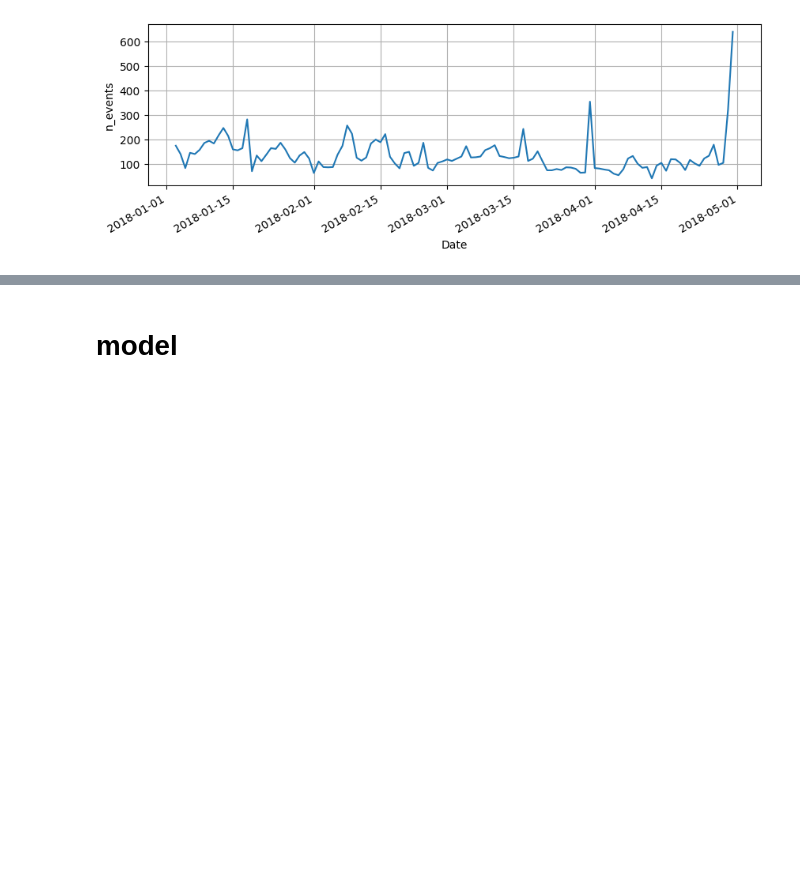
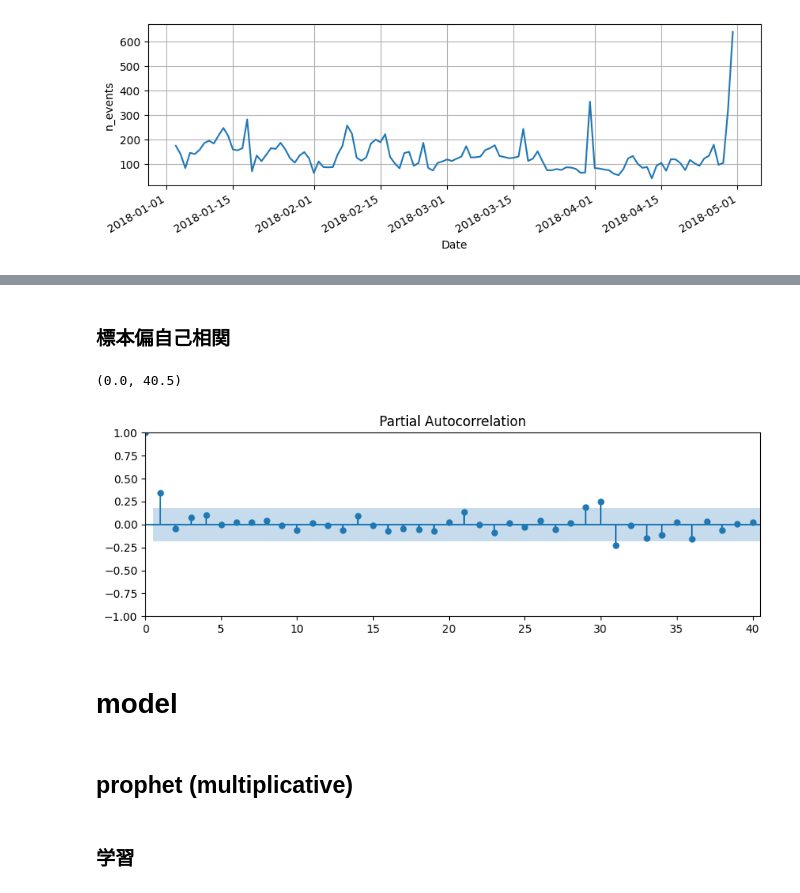
Before and after one commit to RyuichiHashimoto/StatisticsStudy, a Jupyter notebook: notebook/books/セキュリティエンジニアのための機械学習/6章.ipynb, the cells around one changed output, grey strips where cells are left out. Cells and saved outputs as stored; diff of their text form; code cells hidden in the pictures; blank space fills up the shorter version.

```diff
--- a/notebook/books/セキュリティエンジニアのための機械学習/6章.ipynb
+++ b/notebook/books/セキュリティエンジニアのための機械学習/6章.ipynb
@@ -59,3 +62,15 @@ plot_acf(tmp.get_column("n_events").to_numpy(), missing = "drop");
+# %% [markdown]
+### 標本偏自己相関
+# %%
+plot_pacf(tmp.get_column("n_events").to_numpy(), lags=40);
+plt.xlim((0.0, 40.5))
+# %% [output]
+(0.0, 40.5)
+[figure, added]
 # %% [markdown]
 # model
+# %% [markdown]
+## prophet (multiplicative)
+# %% [markdown]
+### 学習
 # %%
```
Also changed, not shown: parts of 36 cells of this notebook, 5 other files.
